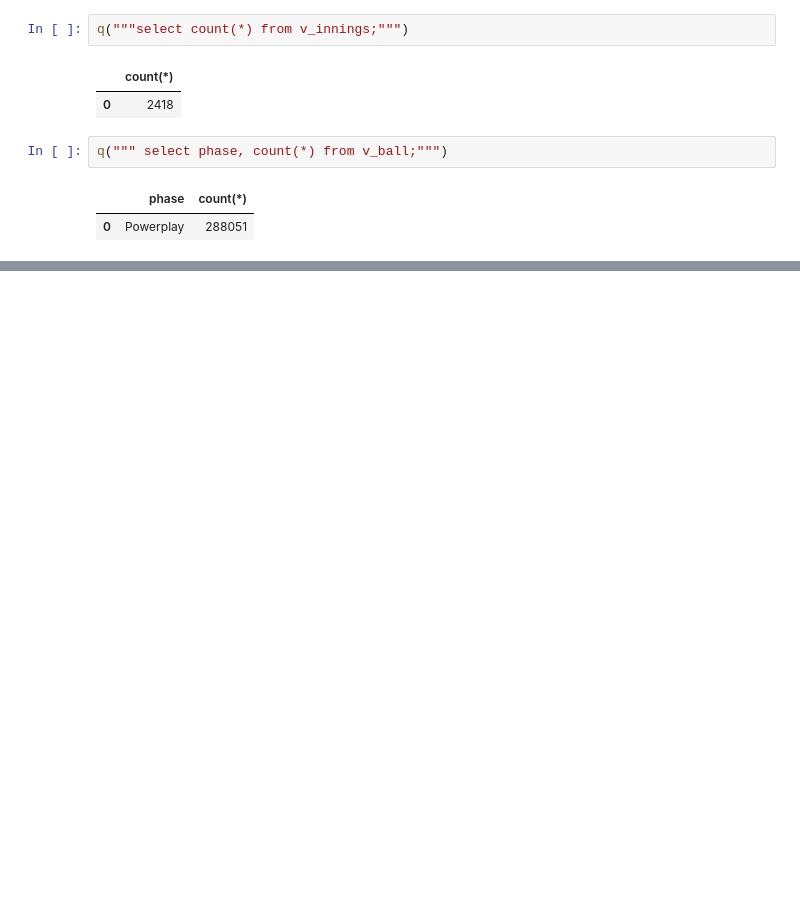
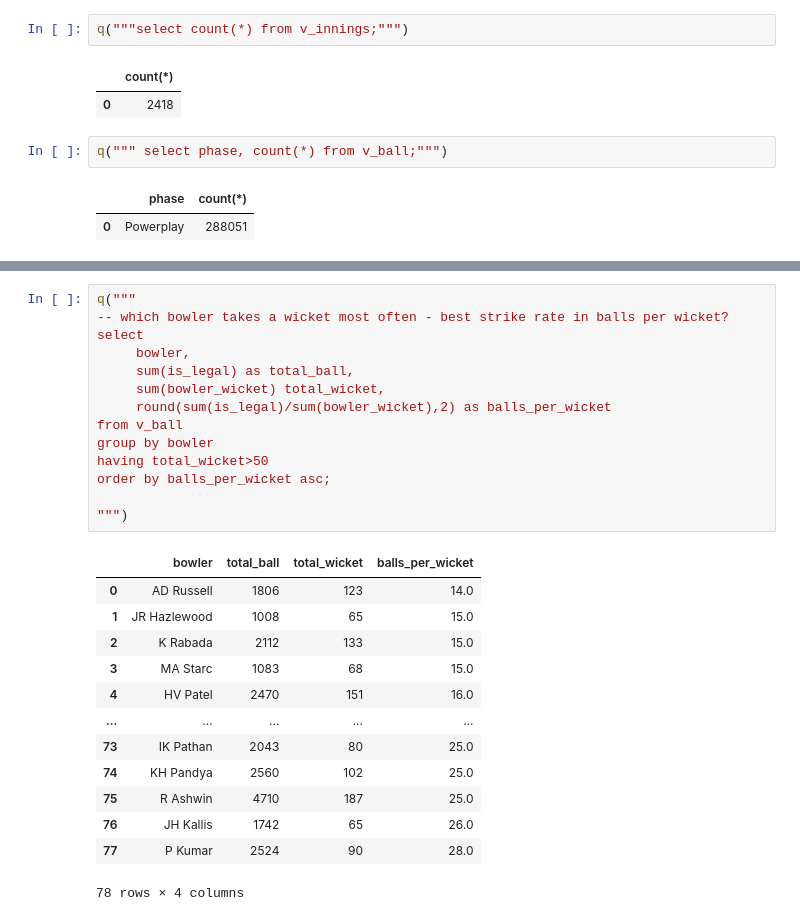
Before and after one commit to muhammedkvmuhammed3786-dev/ipl_3, a Jupyter notebook: notebooks/Data_analysis.ipynb, the cells around one changed output, grey strips where cells are left out. Cells and saved outputs as stored; diff of their text form; blank space fills up the shorter version.

```diff
--- a/notebooks/Data_analysis.ipynb
+++ b/notebooks/Data_analysis.ipynb
@@ -86,0 +414,28 @@ q(""" select phase, count(*) from v_ball;""")
+# %%
+q("""
+-- which bowler takes a wicket most often - best strike rate in balls per wicket?
+select
+     bowler,
+     sum(is_legal) as total_ball,
+     sum(bowler_wicket) total_wicket,
+     round(sum(is_legal)/sum(bowler_wicket),2) as balls_per_wicket
+from v_ball
+group by bowler
+having total_wicket>50
+order by balls_per_wicket asc;
+
+""")
+# %% [output]
+|  | bowler | total_ball | total_wicket | balls_per_wicket |
+| 0 | AD Russell | 1806 | 123 | 14.0 |
+| 1 | JR Hazlewood | 1008 | 65 | 15.0 |
+| 2 | K Rabada | 2112 | 133 | 15.0 |
+| 3 | MA Starc | 1083 | 68 | 15.0 |
+| 4 | HV Patel | 2470 | 151 | 16.0 |
+| ... | ... | ... | ... | ... |
+| 73 | IK Pathan | 2043 | 80 | 25.0 |
+| 74 | KH Pandya | 2560 | 102 | 25.0 |
+| 75 | R Ashwin | 4710 | 187 | 25.0 |
+| 76 | JH Kallis | 1742 | 65 | 26.0 |
+| 77 | P Kumar | 2524 | 90 | 28.0 |
+78 rows × 4 columns
```
Also changed, not shown: parts of 18 cells of this notebook, 13 other files.
